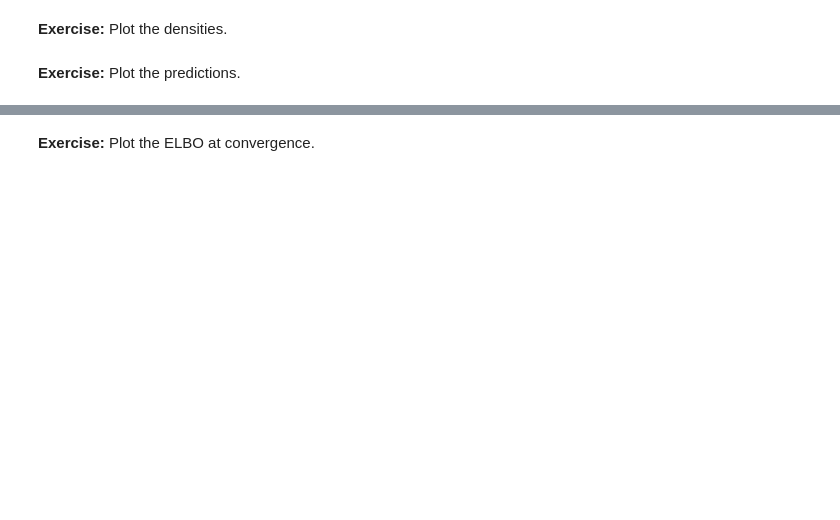
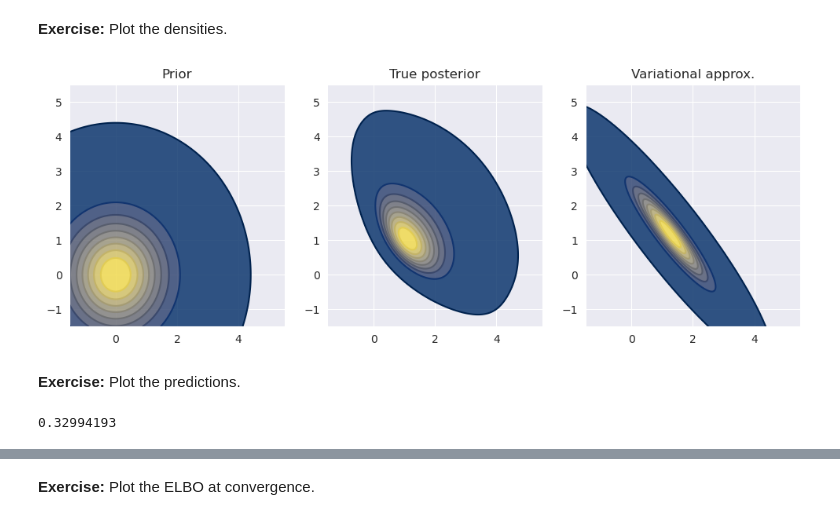
Before and after one commit to Michele2301/asi-labs, a Jupyter notebook: lab_week4-public/Variational_Logistic_Regression.ipynb, the cells around one changed output, grey strips where cells are left out. Drawn from its saved outputs; the diff is of its cells as text; code cells hidden in the pictures; blank space fills up the shorter version.

```diff
--- a/lab_week4-public/Variational_Logistic_Regression.ipynb
+++ b/lab_week4-public/Variational_Logistic_Regression.ipynb
@@ -639,8 +652,8 @@ class GaussianFullCov(NamedTuple):
 
 def sample_gaussian_fullcov(key, params):
     mean, L = params
-    eps = # @@ COMPLETE @@ #
-    return # @@ COMPLETE @@ #
+    eps = jax.random.normal(key, shape=mean.shape)
+    return  mean + L @ eps# @@ COMPLETE @@ #
 # %%
 q_params = GaussianFullCov(jnp.zeros(2), jnp.eye(2))
 
@@ -681,10 +705,13 @@ print(kl_full_diag(q_params, p_params))
 Create a new ELBO which uses this new distribution.
 # %%
 elbo_fn = create_elbo_fn(
-    sample_fn=# @@ COMPLETE @@ #
-    kl_divergence_fn=# @@ COMPLETE @@ #
+    sample_fn= sample_gaussian_fullcov, # @@ COMPLETE @@ #
+    kl_divergence_fn=kl_full_diag,# @@ COMPLETE @@ #
     likelihood_fn=bernoulli_density,
 )
+# %%
+grad_elbo_fn = jax.grad(elbo_fn, has_aux=True)
+grad_elbo_fn = jax.jit(grad_elbo_fn, static_argnames=("Nmc"))
 # %% [markdown]
 **Exercise:**
 Train this new model exactly the same as before
@@ -705,3 +784,18 @@ Plot the densities.
+# %%
+# @@ COMPLETE @@ #
+fig, (ax0, ax1, ax2) = plt.subplots(1, 3, figsize=[12, 4])
+
+plot_gaussian(p_params, ax=ax0)
+plot_posterior(ax=ax1)
+plot_gaussian(q_params, ax=ax2)
+
+ax0.set_title("Prior")
+ax1.set_title("True posterior")
+ax2.set_title("Variational approx.")
+
+plt.show()
+# %% [output]
+[figure, added]
 # %% [markdown]
 **Exercise:**
 Plot the predictions.
@@ -709,0 +802,24 @@ Plot the predictions.
+# %%
+# @@ COMPLETE @@ #
+def predict_y(sample_fn, q_params, Xt, rng, Nmc=10):
+    """Compute the outputs of the model by sampling the posterior,
+    then take the expectation
+    """
+
+    def predict_y_single(rng):
+        w = sample_fn(rng,q_params)# @@ COMPLETE @@ #
+        yp = model(w,Xt) # @@ COMPLETE @@ #
+        return yp
+
+    rng = jax.random.split(rng, Nmc)
+    Xt = jnp.atleast_1d(Xt)
+    yp = jax.vmap(predict_y_single)(rng)
+    # Take the mean
+    yp = jnp.mean(yp,0)# @@ COMPLETE @@ #
+    return yp
+
+
+yp = predict_y(sample_gaussian_fullcov, q_params, [2, -4], rng, Nmc=1000)
+print(yp)
+# %% [output]
+0.32994193
```
Also changed, not shown: parts of 24 cells of this notebook.
